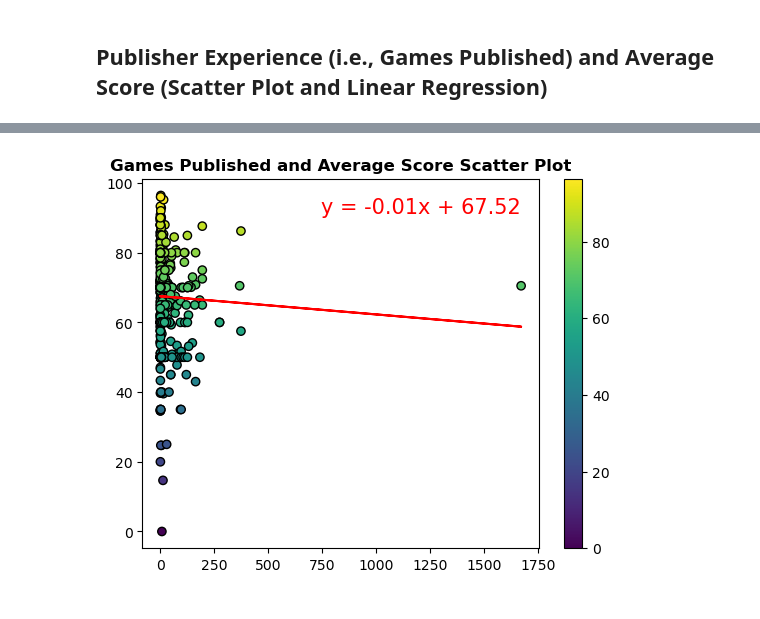
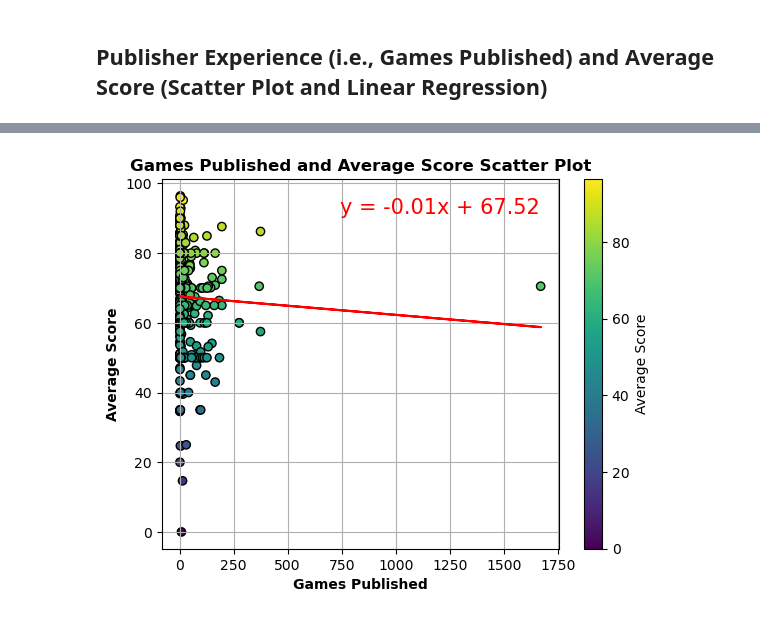
Before and after one commit to nlabern/Project_1_Steam_PC_, a Jupyter notebook: Data-analysis.ipynb, the cells around one changed output, grey strips where cells are left out. Saved outputs shown, nothing was run; the diff lists cells and outputs as text; code cells hidden in the pictures.

```diff
--- a/Data-analysis.ipynb
+++ b/Data-analysis.ipynb
@@ -189,8 +196,8 @@ pub_df.loc[(pub_df["Games Published"]==1671), :]
 # %%
 # Bin/Categorize average score into letter grades
 # Define the bins and labels for the categories
-bins = [0,25,50,75,100]
-labels = ['Low', 'Medium', 'High', 'Very High']
+bins = [0,60,70,80,100]
+labels = ['Very Low', 'Low', 'High', 'Very High']
 
 """
 1. Create a new column with categorical 'Grade' values based on binning the numeric 'Average Score' values column for all the dataframes.
@@ -608,15 +782,18 @@ The p-value is: 0.852483836454154
 plt.scatter(pub_df["Games Published"],pub_df["Average Score"], c=pub_df["Average Score"],edgecolors = "black")
 # Add color bar & label to indicate what the colors would mean
 clb = plt.colorbar()
-clb.set_label("")
+clb.set_label("Average Score")
 
 #linear regregression here.
 (slope, intercept, rvalue, pvalue, stderr) = linregress(pub_df["Games Published"],pub_df["Average Score"])
 regress_values = pub_df["Games Published"] * slope + intercept
 line_eq = f"y = {round(slope, 2)}x + {round(intercept, 2)}"
 plt.plot(pub_df["Games Published"],regress_values,"r-", label=line_eq)
+plt.grid(visible=True, which='both', axis='both')
+plt.xlabel("Games Published", fontweight ="bold")
+plt.ylabel("Average Score", fontweight ="bold")
 plt.title("Games Published and Average Score Scatter Plot", fontweight ="bold")
-plt.savefig("Visuals/Games_Published_and_Average_Score_Scatter_Plot.png",dpi=1200)
+plt.savefig("Visuals/Scatter_Plot_2-Games_Published_and_Average_Score.png",dpi=1200)
 
 # Incorporate annotation, which is actually a legend label.
 plt.legend(frameon=False, handlelength=0, loc='best', labelcolor='red', fontsize=15)
@@ -628 +805 @@ The p-value is: 0.4562463888841528
-[figure, old version]
+[figure, new version]
```
Also changed, not shown: parts of 36 cells of this notebook, 8 other files.
